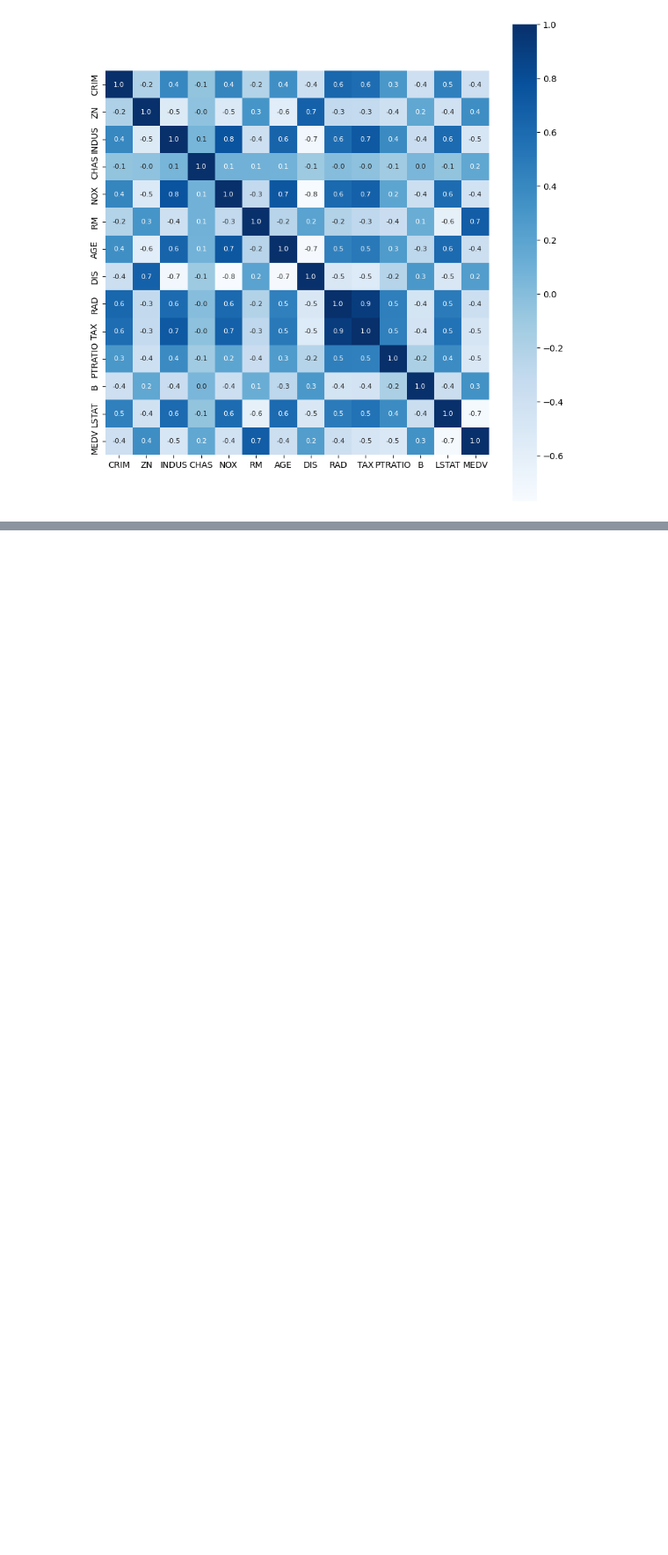
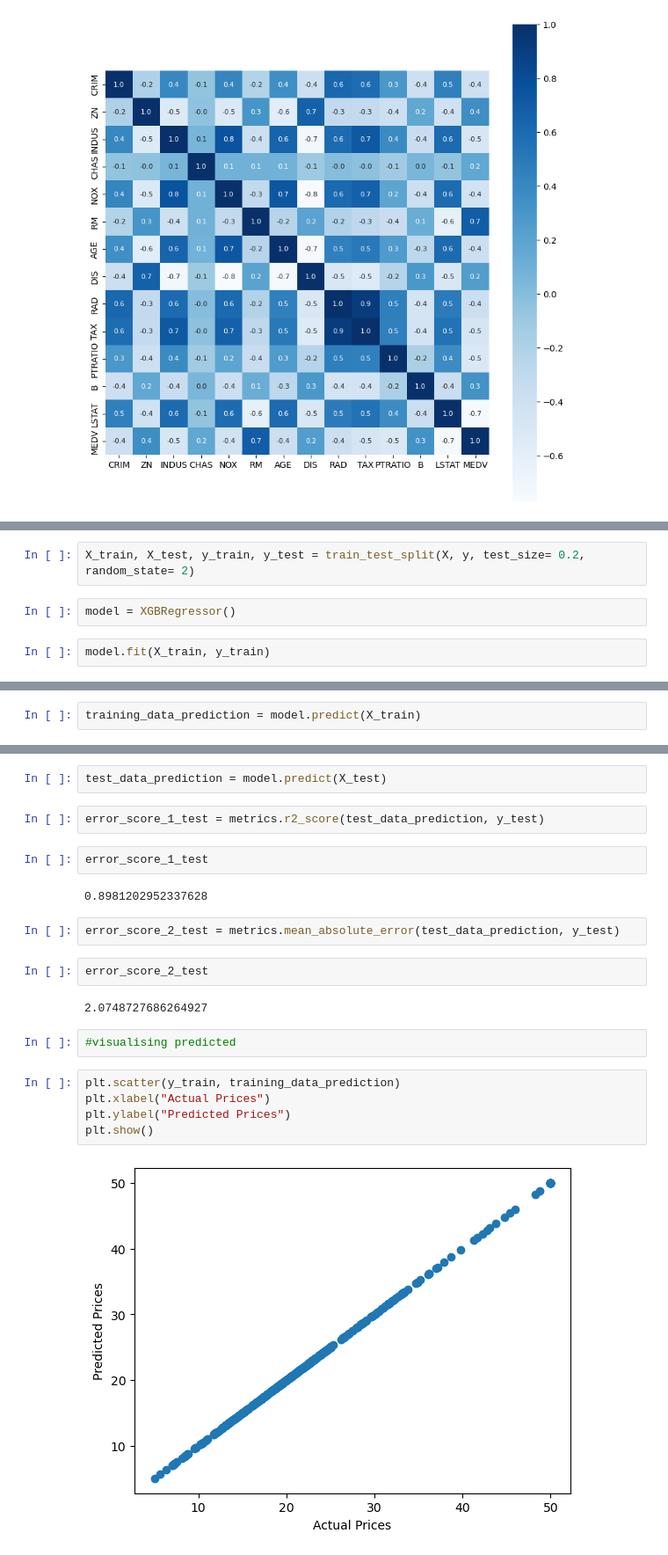
Before and after one commit to apurbaaaa/MLProjects, a Jupyter notebook: Boston House Price/boston.ipynb, the cells around one changed output, grey strips where cells are left out. Shown at 88% size. Saved outputs shown, nothing was run; the diff lists cells and outputs as text; blank space fills up the shorter version.

```diff
--- a/Boston House Price/boston.ipynb
+++ b/Boston House Price/boston.ipynb
@@ -92,0 +129,6 @@ sns.heatmap(correlation, cbar=True, square = True, fmt='.1f', annot=True, annot_
+# %%
+X_train, X_test, y_train, y_test = train_test_split(X, y, test_size= 0.2,  random_state= 2)
+# %%
+model = XGBRegressor()
+# %%
+model.fit(X_train, y_train)
@@ -92,0 +149,2 @@ sns.heatmap(correlation, cbar=True, square = True, fmt='.1f', annot=True, annot_
+# %%
+training_data_prediction = model.predict(X_train)
@@ -92,0 +167,23 @@ sns.heatmap(correlation, cbar=True, square = True, fmt='.1f', annot=True, annot_
+# %%
+test_data_prediction = model.predict(X_test)
+# %%
+error_score_1_test = metrics.r2_score(test_data_prediction, y_test)
+# %%
+error_score_1_test
+# %% [output]
+0.8981202952337628
+# %%
+error_score_2_test = metrics.mean_absolute_error(test_data_prediction, y_test)
+# %%
+error_score_2_test
+# %% [output]
+2.0748727686264927
+# %%
+#visualising predicted
+# %%
+plt.scatter(y_train, training_data_prediction)
+plt.xlabel("Actual Prices")
+plt.ylabel("Predicted Prices")
+plt.show()
+# %% [output]
+[figure, added]
```
Also changed, not shown: parts of 13 cells of this notebook.
